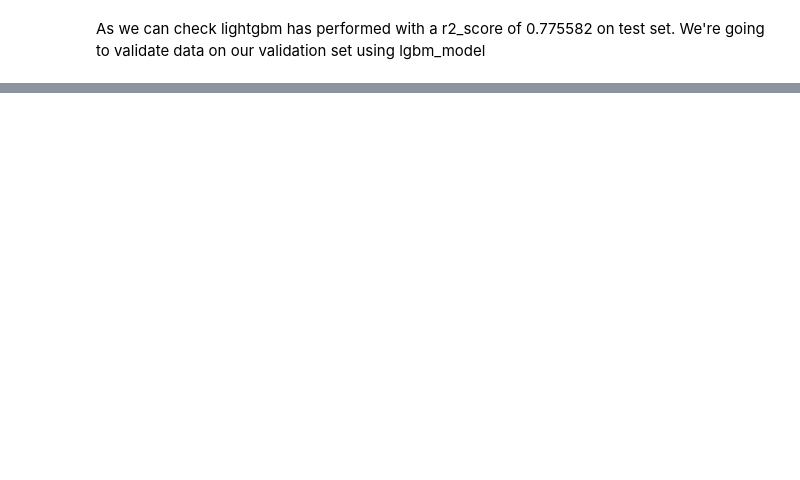
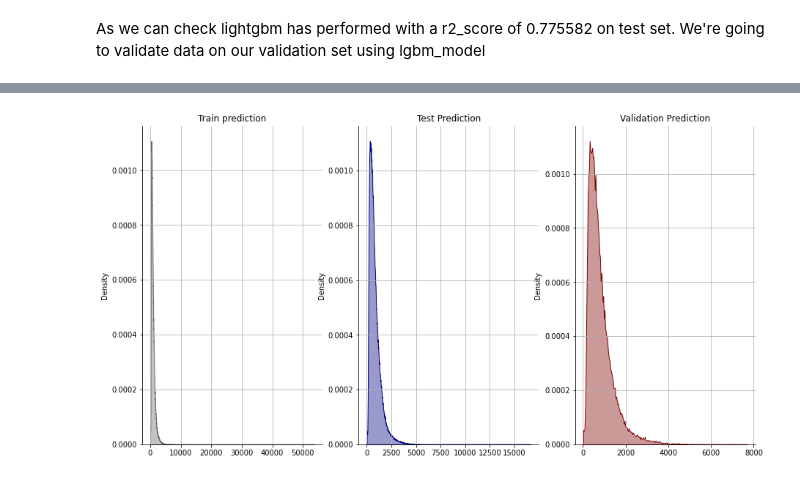
Before and after one commit to Shivraj285/NYC-Taxi-Trip-Time-Prediction, a Jupyter notebook: NYC_Taxi_Trip_Time_Prediction_Capstone_Project.ipynb, the cells around one changed output, grey strips where cells are left out. Saved outputs shown, nothing was run; the diff lists cells and outputs as text; code cells hidden in the pictures; blank space fills up the shorter version.

```diff
--- a/NYC_Taxi_Trip_Time_Prediction_Capstone_Project.ipynb
+++ b/NYC_Taxi_Trip_Time_Prediction_Capstone_Project.ipynb
@@ -684,0 +745,14 @@ As we can check lightgbm has performed with a r2_score of 0.775582 on test set.
+# %%
+fig, axes = plt.subplots(ncols=3, figsize=(15, 8))
+ax = axes.flatten()
+
+sns.histplot(np.exp(y_pred_train_lgbm) - 1, color='dimgray', stat='density', alpha=0.4, element='poly', ax=ax[0]).grid(True)
+ax[0].set_title('Train prediction')
+sns.histplot(np.exp(y_pred_lgbm) - 1, color='navy', stat='density', alpha=0.4, element='poly', ax=ax[1]).grid(True)
+ax[1].set_title('Test Prediction')
+sns.histplot(np.exp(y_pred_val) - 1, color='maroon', stat='density', alpha=0.4, element='poly', ax=ax[2]).grid(True)
+ax[2].set_title('Validation Prediction')
+
+sns.despine()
+# %% [output]
+[figure, added]
```
Also changed, not shown: parts of 12 cells of this notebook.
